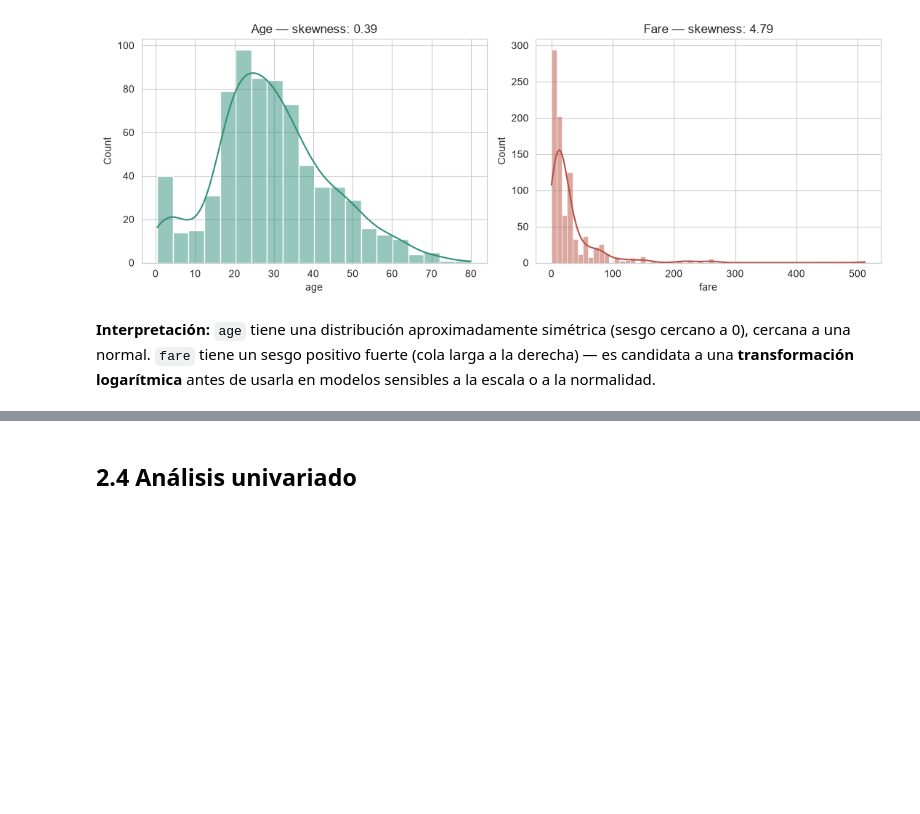
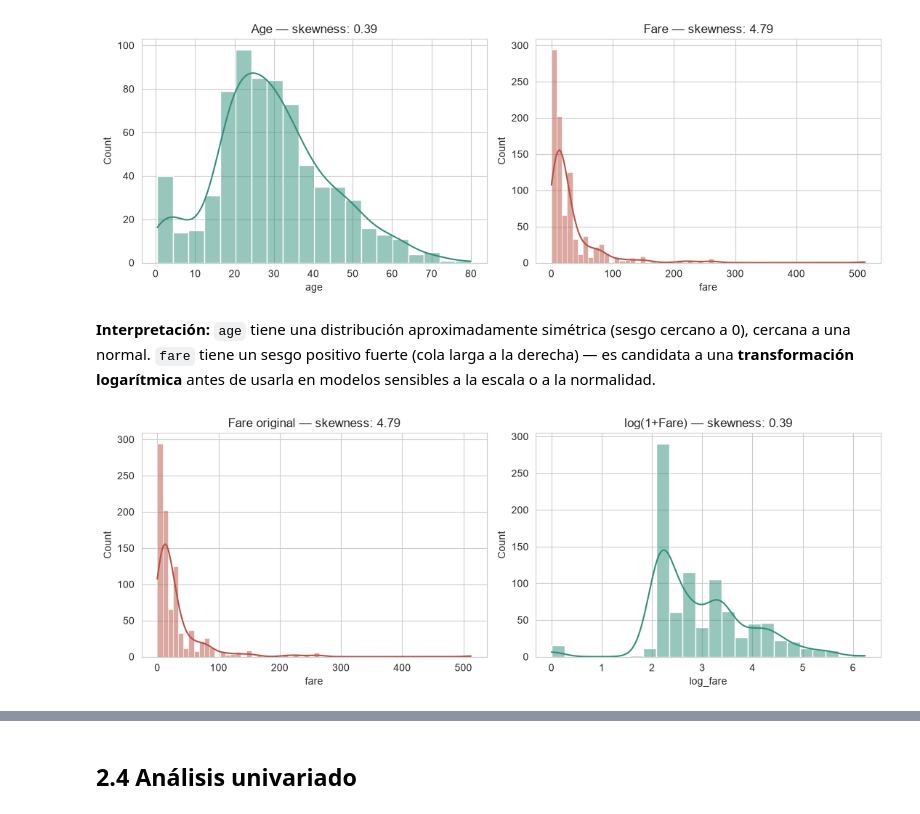
Before and after one commit to Xantyagoh/grupo3-analisis-datos, a Jupyter notebook: notebooks/02_eda.ipynb, the cells around one changed output, grey strips where cells are left out. Saved outputs shown, nothing was run; the diff lists cells and outputs as text; code cells hidden in the pictures; blank space fills up the shorter version.

Commit message:
fase2: transformación logarítmica de fare para reducir su sesgo

```diff
--- a/notebooks/02_eda.ipynb
+++ b/notebooks/02_eda.ipynb
@@ -98,3 +98,14 @@ plt.show()
 [figure]
 # %% [markdown]
 **Interpretación:** `age` tiene una distribución aproximadamente simétrica (sesgo cercano a 0), cercana a una normal. `fare` tiene un sesgo positivo fuerte (cola larga a la derecha) — es candidata a una **transformación logarítmica** antes de usarla en modelos sensibles a la escala o a la normalidad.
+# %%
+titanic['log_fare'] = np.log1p(titanic['fare'])  # log1p porque fare tiene valores 0
+fig, axes = plt.subplots(1, 2, figsize=(11, 4))
+sns.histplot(titanic['fare'], kde=True, ax=axes[0], color='#B85042')
+axes[0].set_title(f"Fare original — skewness: {titanic['fare'].skew():.2f}")
+sns.histplot(titanic['log_fare'], kde=True, ax=axes[1], color='#2F8F7A')
+axes[1].set_title(f"log(1+Fare) — skewness: {titanic['log_fare'].skew():.2f}")
+plt.tight_layout()
+plt.show()
+# %% [output]
+[figure, added]
```
Also changed, not shown: parts of 1 cell of this notebook.
